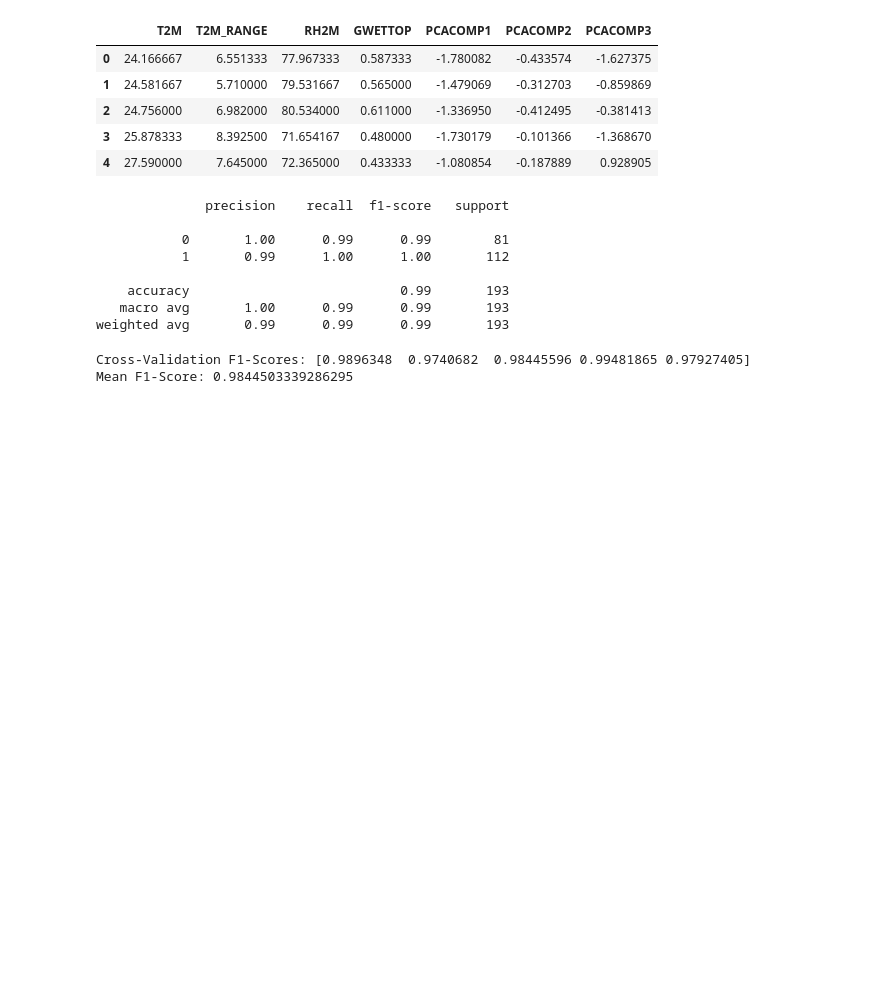
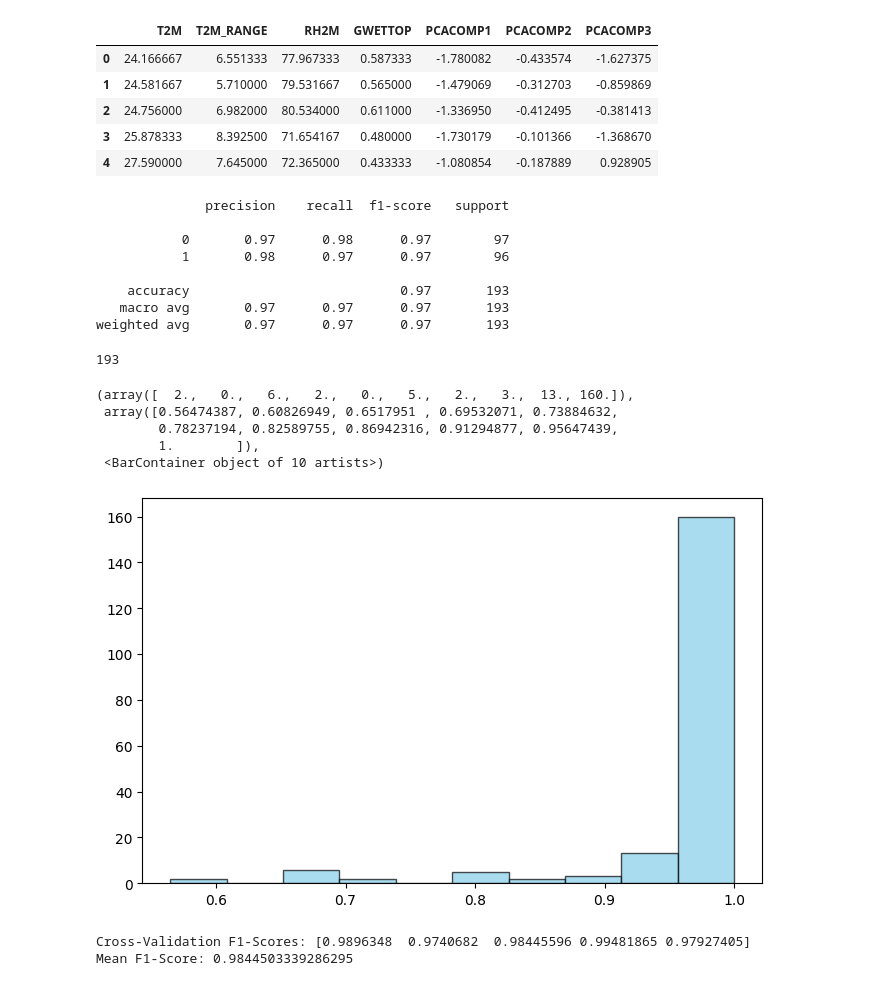
Before and after one commit to Dinithiii04/AgriLak, a Jupyter notebook: notebooks/Irrigation_model_traning.ipynb, the cells around one changed output. Drawn from its saved outputs; the diff is of its cells as text; code cells hidden in the pictures; blank space fills up the shorter version.

```diff
--- a/notebooks/Irrigation_model_traning.ipynb
+++ b/notebooks/Irrigation_model_traning.ipynb
@@ -11,7 +11,7 @@ df.head()
 | 3 | 25.878333 | 8.392500 | 71.654167 | 0.480000 | 0 | -1.730179 | -0.101366 | -1.368670 |
 | 4 | 27.590000 | 7.645000 | 72.365000 | 0.433333 | 0 | -1.080854 | -0.187889 | 0.928905 |
 # %%
-from sklearn.model_selection import GridSearchCV, train_test_split
+from sklearn.model_selection import GridSearchCV, train_test_split,StratifiedKFold,cross_val_predict
 from sklearn.ensemble import RandomForestClassifier
 from imblearn.combine import SMOTETomek
 from sklearn.metrics import accuracy_score
@@ -21,7 +21,7 @@ from collections import Counter
 X = df.drop(["Cluster_Label"], axis=1)
 Y = df["Cluster_Label"]
 
-X_train, X_test, y_train, y_test = train_test_split(X, Y, test_size=0.2, random_state=42)
+X_train, X_test, y_train, y_test = train_test_split(X, Y, test_size=0.2, random_state=42,stratify=Y)
 
 
 smote_tomek = SMOTETomek(random_state=42)
@@ -53,8 +53,8 @@ y_train_pred = best_model.predict(X_train_resampled)
 y_val_pred = best_model.predict(X_test)
 
 training_accuracy = accuracy_score(y_train_resampled, y_train_pred)
-validation_accuracy = accuracy_score(y_test, y_val_pred)
+testing_accuracy = accuracy_score(y_test, y_val_pred)
 
 print(f"Training Accuracy: {training_accuracy * 100:.2f}%")
-print(f"Validation Accuracy: {validation_accuracy * 100:.2f}%")
+print(f"Validation Accuracy: {testing_accuracy * 100:.2f}%")
 # %% [output]
@@ -78,9 +78,9 @@ print(classification_report(y_test,y_val_pred))
 # %% [output]
               precision    recall  f1-score   support
 
-           0       1.00      0.99      0.99        81
-           1       0.99      1.00      1.00       112
+           0       0.97      0.98      0.97        97
+           1       0.98      0.97      0.97        96
 
-    accuracy                           0.99       193
-   macro avg       1.00      0.99      0.99       193
-weighted avg       0.99      0.99      0.99       193
+    accuracy                           0.97       193
+   macro avg       0.97      0.97      0.97       193
+weighted avg       0.97      0.97      0.97       193
@@ -87,3 +89,23 @@ weighted avg       0.99      0.99      0.99       193
+# %%
+predicted_probablity=best_model.predict_proba(X_test)
+predict_class=np.argmax(predicted_probablity)
+num=0
+confidence=[]
+for val in predicted_probablity:
+    confidence.append(np.max(val))
+    num+=1
+print(num)
+import matplotlib.pyplot as plt
+plt.figure(figsize=(8, 5))
+plt.hist(confidence, bins=10, color='skyblue', edgecolor='black', alpha=0.7)
+# %% [output]
+193
+(array([  2.,   0.,   6.,   2.,   0.,   5.,   2.,   3.,  13., 160.]),
+ array([0.56474387, 0.60826949, 0.6517951 , 0.69532071, 0.73884632,
+        0.78237194, 0.82589755, 0.86942316, 0.91294877, 0.95647439,
+        1.        ]),
+ <BarContainer object of 10 artists>)
+[figure, added]
 # %%
 from sklearn.model_selection import cross_val_score
 from sklearn.ensemble import RandomForestClassifier
```
Also changed, not shown: parts of 3 cells of this notebook.
